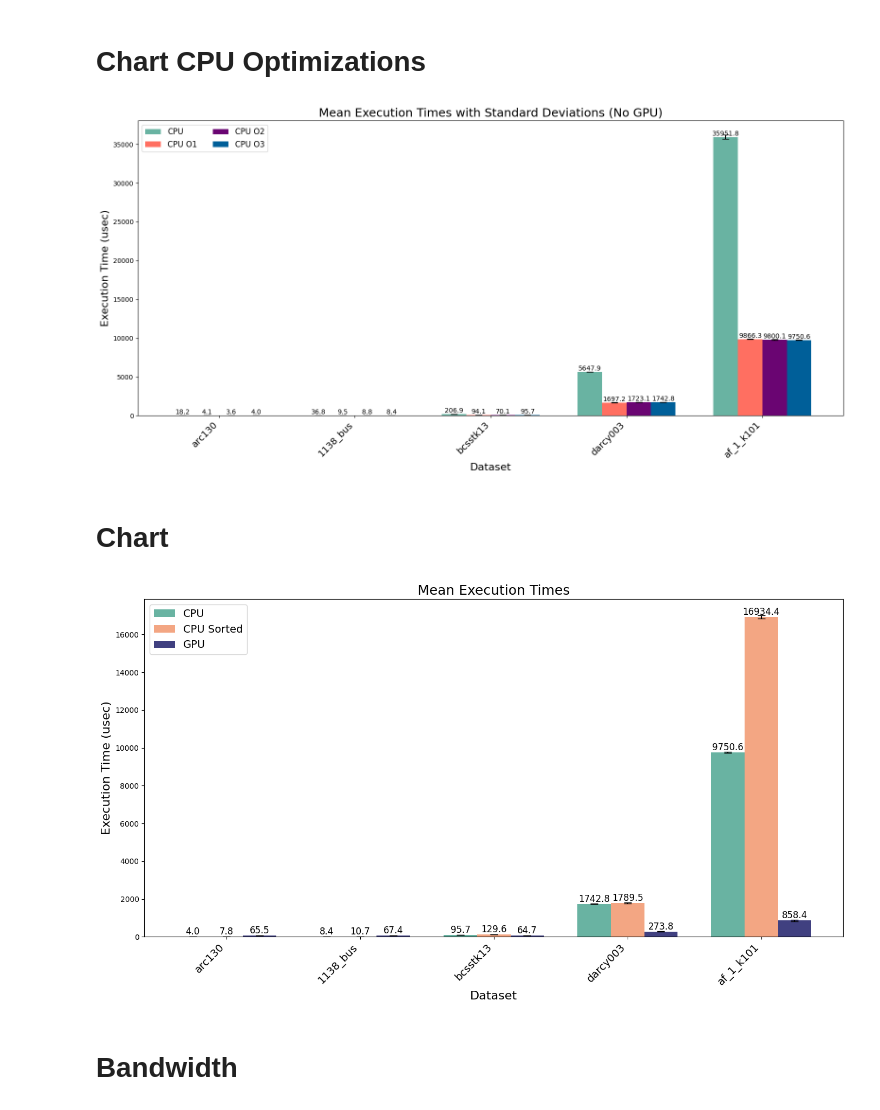
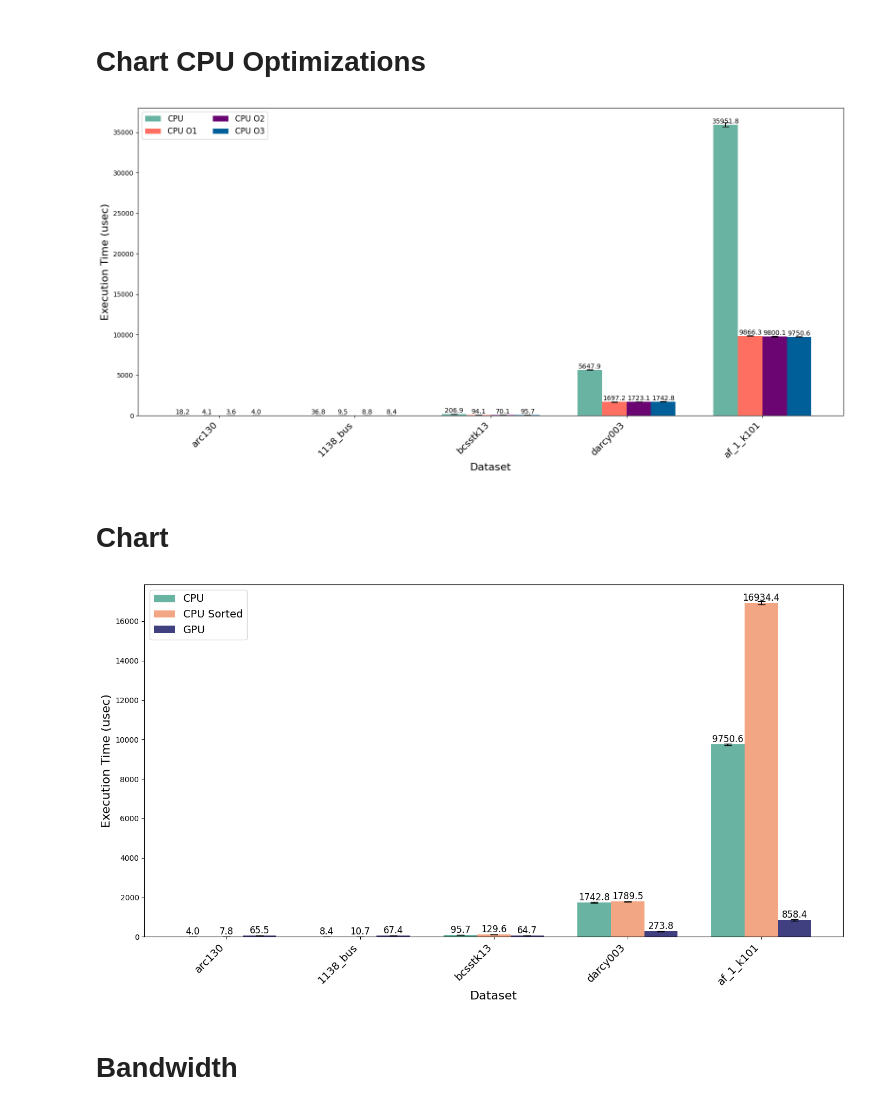
Before and after one commit to Nathanoj02/GPU-Computing-2025-256178, a Jupyter notebook: spmv/python/chart.ipynb, the cells around one changed output. Drawn from its saved outputs; the diff is of its cells as text; code cells hidden in the pictures.

```diff
--- a/spmv/python/chart.ipynb
+++ b/spmv/python/chart.ipynb
@@ -47,7 +47,7 @@ bars3 = ax.bar(x + 0.5 * width, cpu_o2_means, width, yerr=cpu_o2_stds, capsize=5
 bars4 = ax.bar(x + 1.5 * width, cpu_o3_means, width, yerr=cpu_o3_stds, capsize=5, label='CPU O3', color='#005f99')
 
 # Add titles and labels
-ax.set_title("Mean Execution Times with Standard Deviations (No GPU)", fontsize=18)
+# ax.set_title("Mean Execution Times with Standard Deviations (No GPU)", fontsize=18)
 ax.set_xlabel("Dataset", fontsize=16)
 ax.set_ylabel("Execution Time (usec)", fontsize=16)
 ax.set_xticks(x)
@@ -64,40 +64,40 @@ for bars in [bars1, bars2, bars3, bars4]:
 plt.tight_layout()
 plt.show()
 # %% [output]
-[figure, old version]
+[figure, new version]
 # %% [markdown]
 # Chart
 # %%
 # Set up bar positions
 x = np.arange(len(datasets))  # the label locations
 width = 0.25  # the width of the bars
 
 fig, ax = plt.subplots(figsize=(14, 8))
 
 # Plot bars
 bars1 = ax.bar(x - width, cpu_o3_means, width, yerr=cpu_o3_stds, capsize=5, label='CPU', color='#69b3a2')
 bars2 = ax.bar(x, cpu_o3_sorted_means, width, yerr=cpu_o3_sorted_stds, capsize=5, label='CPU Sorted', color='#f3a683')
 bars3 = ax.bar(x + width, gpu_means, width, yerr=gpu_stds, capsize=5, label='GPU', color='#404080')
 
 # Add titles and labels
-ax.set_title("Mean Execution Times", fontsize=18)
+# ax.set_title("Mean Execution Times", fontsize=18)
 ax.set_xlabel("Dataset", fontsize=16)
 ax.set_ylabel("Execution Time (usec)", fontsize=16)
 ax.set_xticks(x)
 ax.set_xticklabels(datasets, rotation=45, ha="right", fontsize=14)
 ax.legend(fontsize=14)
 
 # Add value labels
 for bars in [bars1, bars2, bars3]:
     for bar in bars:
         yval = bar.get_height()
         ax.text(bar.get_x() + bar.get_width() / 2, yval, f"{yval:.1f}", ha='center', va='bottom', fontsize=12)
 
 # Show the plot
 plt.tight_layout()
 plt.show()
 # %% [output]
-[figure, old version]
+[figure, new version]
 # %% [markdown]
 # Bandwidth
 # %%
```
Also changed, not shown: 2 other files.
